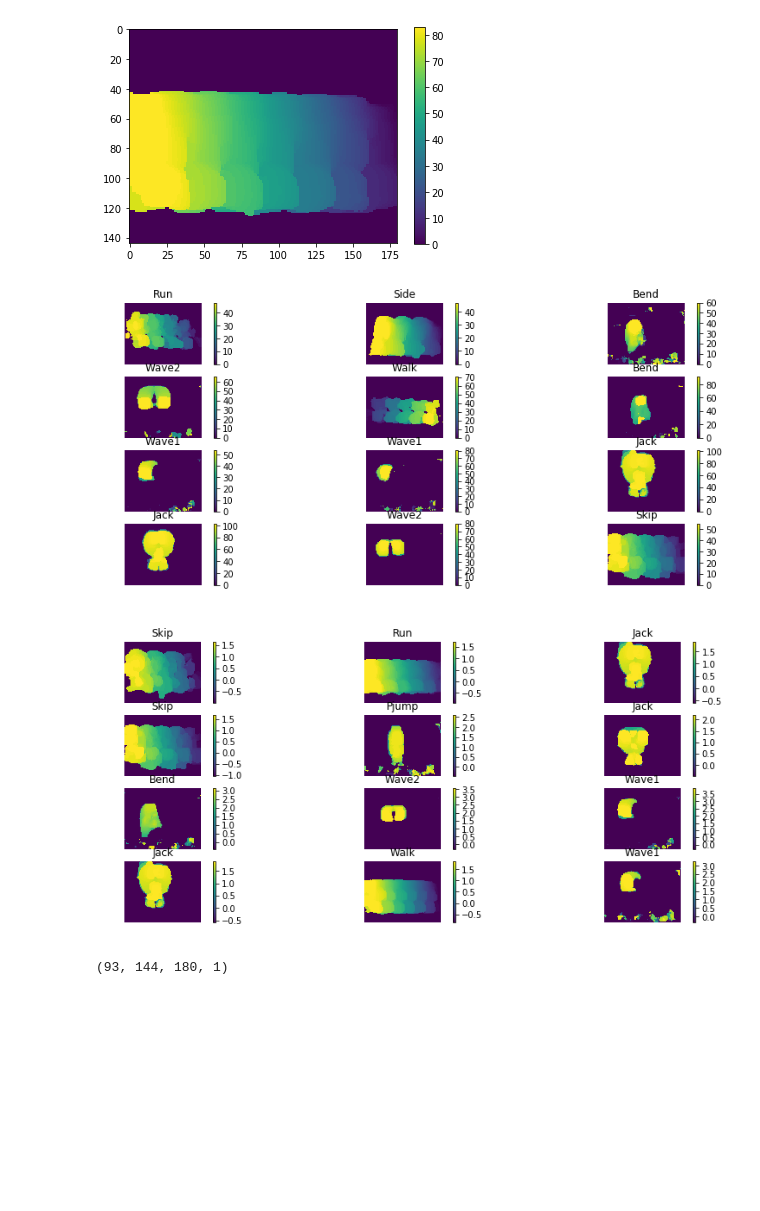
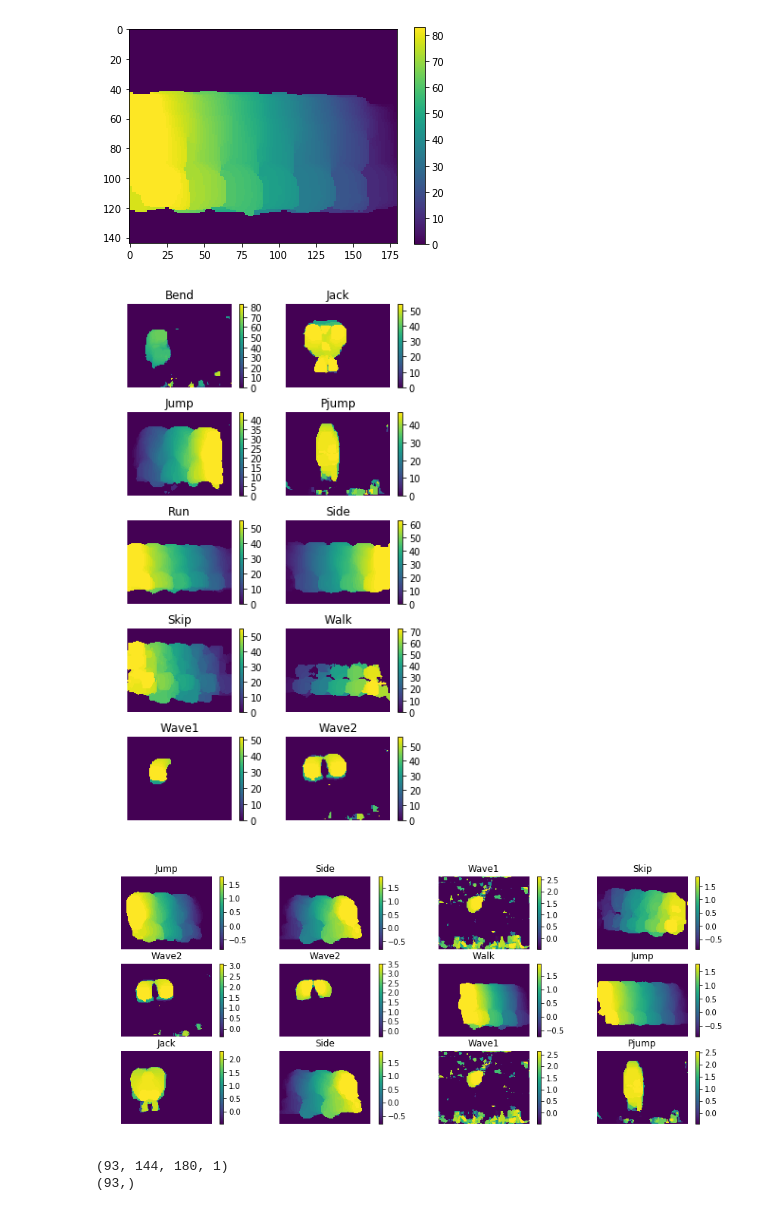
Before and after one commit to Aral-Sarrafi/Computer-vision-Project, a Jupyter notebook: Activity_Recognition_Updated.ipynb, the cells around one changed output. Cells and saved outputs as stored; diff of their text form; code cells hidden in the pictures; blank space fills up the shorter version.

```diff
--- a/Activity_Recognition_Updated.ipynb
+++ b/Activity_Recognition_Updated.ipynb
@@ -84,7 +84,7 @@ def MHI(cap):
     return MHI_new
 # %%
 Data_path = "Data/"
-video_path = Data_path + files[5]
+video_path = Data_path + files[1]
 
 Bend_videos = os.listdir(video_path)
 print(Bend_videos[0])
@@ -156,19 +157,21 @@ plt.show()
 # %% [output]
 [figure]
 # %%
-fig, axs = plt.subplots(4, 3, figsize = (15,6))
-fig.subplots_adjust (hspace = 0.2, wspace = 0.001)
+fig, axs = plt.subplots(5, 2, figsize = (6,10))
+fig.subplots_adjust (hspace = 0.3, wspace = 0)
 axs = axs.ravel()
 
-for i in range(12):
-    index = random.randint(0, len(MHI_data)-1)
+
+for i in range(10):
+    index = 10*i
     label_index = label_list[index]
     axs[i].axis('off')
     im = axs[i].imshow(MHI_data[index])
     fig.colorbar(im,ax = axs[i])
     axs[i].set_title(files[label_index-1])
+fig.savefig('Figures/all_MHI.jpg', bbox_inches = 'tight')
 # %% [output]
-[figure, old version]
+[figure, new version]
 # %%
 # Normalization Function
 def Normalize(X):
@@ -183,7 +186,7 @@ def Normalize(X):
     return X
 # %%
 X_normalized = Normalize(MHI_data)
-fig, axs = plt.subplots(4, 3, figsize = (15,6))
+fig, axs = plt.subplots(3, 4, figsize = (15,6))
 fig.subplots_adjust (hspace = 0.2, wspace = 0.001)
 axs = axs.ravel()
 
@@ -195,4 +198,4 @@ for i in range(12):
     fig.colorbar(im,ax = axs[i])
     axs[i].set_title(files[label_index-1])
 # %% [output]
-[figure, old version]
+[figure, new version]
@@ -199,8 +207,10 @@ for i in range(12):
 # %%
 X_normalized = np.expand_dims(X_normalized, axis = 3)
 print(X_normalized.shape)
+print(label_list.shape)
 # %% [output]
 (93, 144, 180, 1)
+(93,)
 # %%
 from keras.models import Sequential
 from keras.layers import Dense, Convolution2D, Flatten, MaxPooling2D, Activation, Dropout
```
Also changed, not shown: parts of 6 cells of this notebook, 1 other file.
